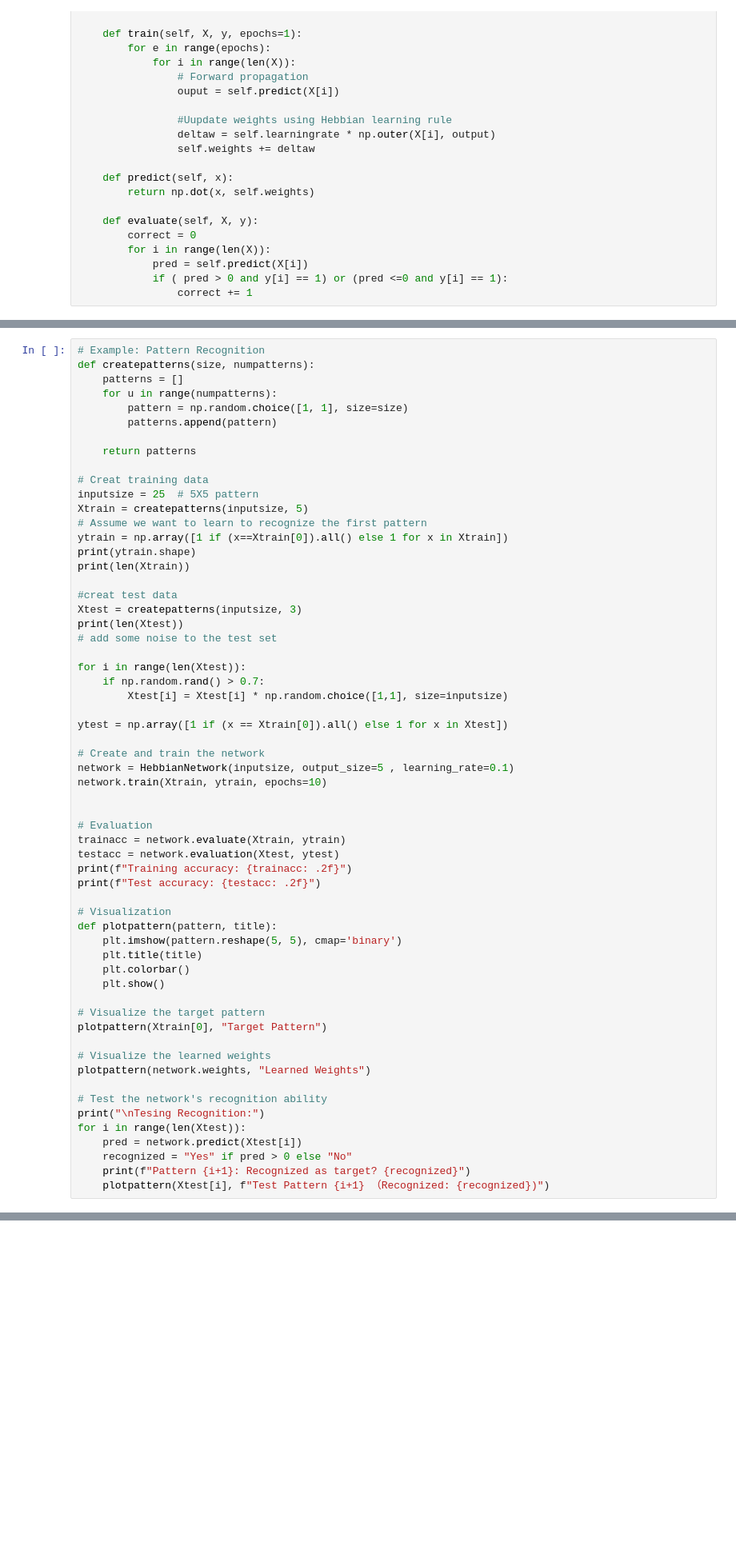
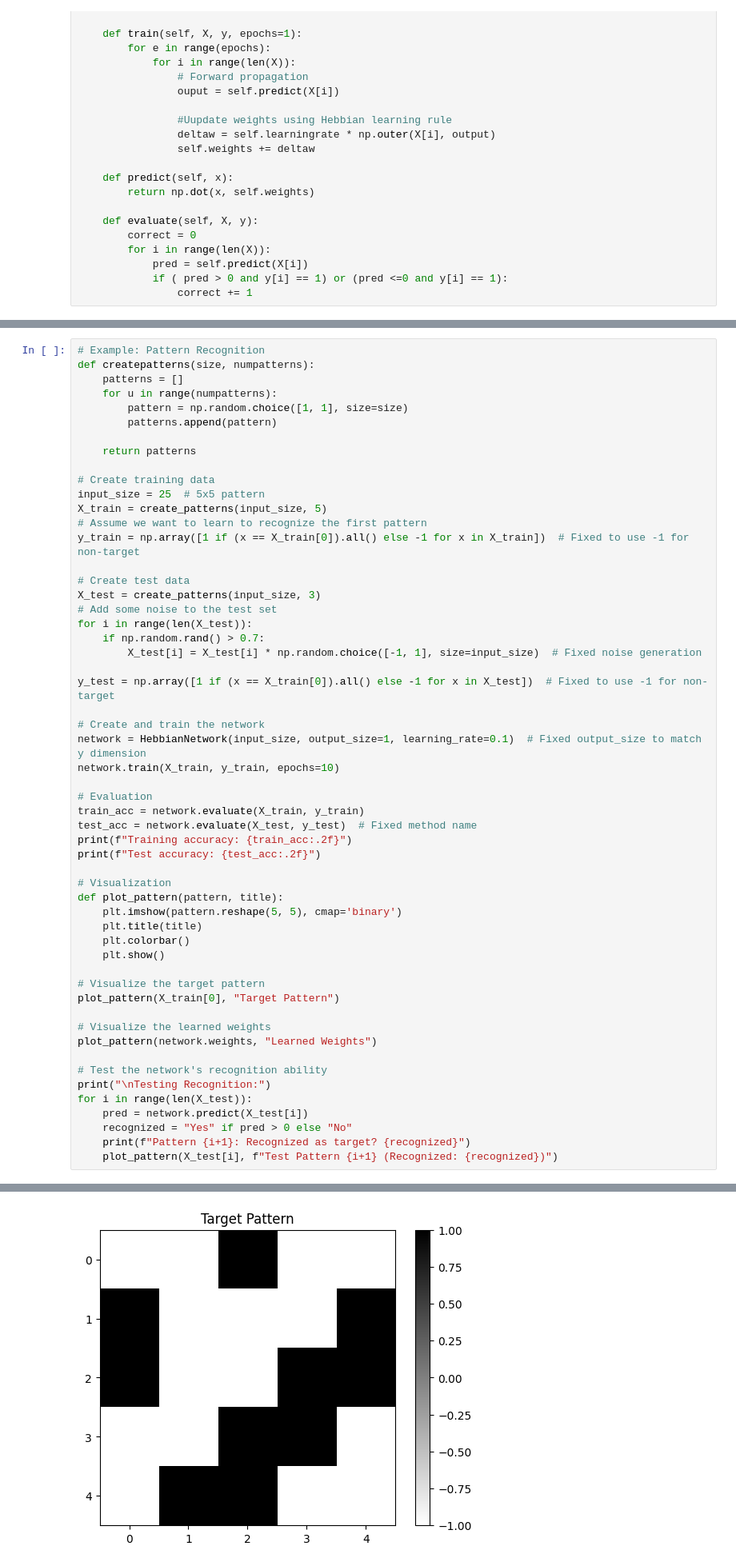
Before and after one commit to Jia-Yee/handcraft-mind, a Jupyter notebook: notebook/1-Hebbian.ipynb, the cells around one changed output, grey strips where cells are left out. Shown at 80% size. Drawn from its saved outputs; the diff is of its cells as text; blank space fills up the shorter version.

```diff
--- a/notebook/1-Hebbian.ipynb
+++ b/notebook/1-Hebbian.ipynb
@@ -196,54 +180,49 @@ def createpatterns(size, numpatterns):
 
     return patterns
 
-# Creat training data
-inputsize = 25  # 5X5 pattern
-Xtrain = createpatterns(inputsize, 5)
+# Create training data
+input_size = 25  # 5x5 pattern
+X_train = create_patterns(input_size, 5)
 # Assume we want to learn to recognize the first pattern
-ytrain = np.array([1 if (x==Xtrain[0]).all() else 1 for x in Xtrain])
-print(ytrain.shape)
-print(len(Xtrain))
+y_train = np.array([1 if (x == X_train[0]).all() else -1 for x in X_train])  # Fixed to use -1 for non-target
 
-#creat test data
-Xtest = createpatterns(inputsize, 3)
-print(len(Xtest))
-# add some noise to the test set
+# Create test data
+X_test = create_patterns(input_size, 3)
+# Add some noise to the test set
+for i in range(len(X_test)):
+    if np.random.rand() > 0.7:
+        X_test[i] = X_test[i] * np.random.choice([-1, 1], size=input_size)  # Fixed noise generation
 
-for i in range(len(Xtest)):
-    if np.random.rand() > 0.7:
-        Xtest[i] = Xtest[i] * np.random.choice([1,1], size=inputsize)
-
-ytest = np.array([1 if (x == Xtrain[0]).all() else 1 for x in Xtest])
+y_test = np.array([1 if (x == X_train[0]).all() else -1 for x in X_test])  # Fixed to use -1 for non-target
 
 # Create and train the network
-network = HebbianNetwork(inputsize, output_size=5 , learning_rate=0.1)
-network.train(Xtrain, ytrain, epochs=10)
-
+network = HebbianNetwork(input_size, output_size=1, learning_rate=0.1)  # Fixed output_size to match y dimension
+network.train(X_train, y_train, epochs=10)
 
 # Evaluation
-trainacc = network.evaluate(Xtrain, ytrain)
-testacc = network.evaluation(Xtest, ytest)
-print(f"Training accuracy: {trainacc: .2f}")
-print(f"Test accuracy: {testacc: .2f}")
+train_acc = network.evaluate(X_train, y_train)
+test_acc = network.evaluate(X_test, y_test)  # Fixed method name
+print(f"Training accuracy: {train_acc:.2f}")
+print(f"Test accuracy: {test_acc:.2f}")
 
 # Visualization
-def plotpattern(pattern, title):
+def plot_pattern(pattern, title):
     plt.imshow(pattern.reshape(5, 5), cmap='binary')
     plt.title(title)
     plt.colorbar()
     plt.show()
 
 # Visualize the target pattern
-plotpattern(Xtrain[0], "Target Pattern")
+plot_pattern(X_train[0], "Target Pattern")
 
 # Visualize the learned weights
-plotpattern(network.weights, "Learned Weights")
+plot_pattern(network.weights, "Learned Weights")
 
 # Test the network's recognition ability
-print("\nTesing Recognition:")
-for i in range(len(Xtest)):
-    pred = network.predict(Xtest[i])
+print("\nTesting Recognition:")
+for i in range(len(X_test)):
+    pred = network.predict(X_test[i])
     recognized = "Yes" if pred > 0 else "No"
     print(f"Pattern {i+1}: Recognized as target? {recognized}")
-    plotpattern(Xtest[i], f"Test Pattern {i+1} （Recognized: {recognized})")
+    plot_pattern(X_test[i], f"Test Pattern {i+1} (Recognized: {recognized})")
 # %% [output]
@@ -252,0 +231 @@ for i in range(len(Xtest)):
+[figure, added]
```
Also changed, not shown: parts of 3 cells of this notebook.
